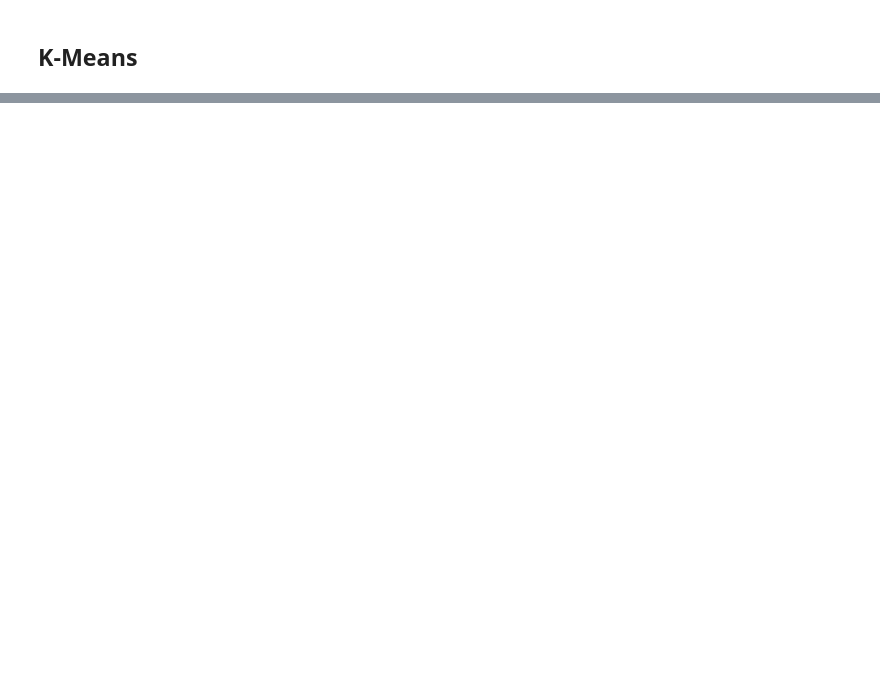
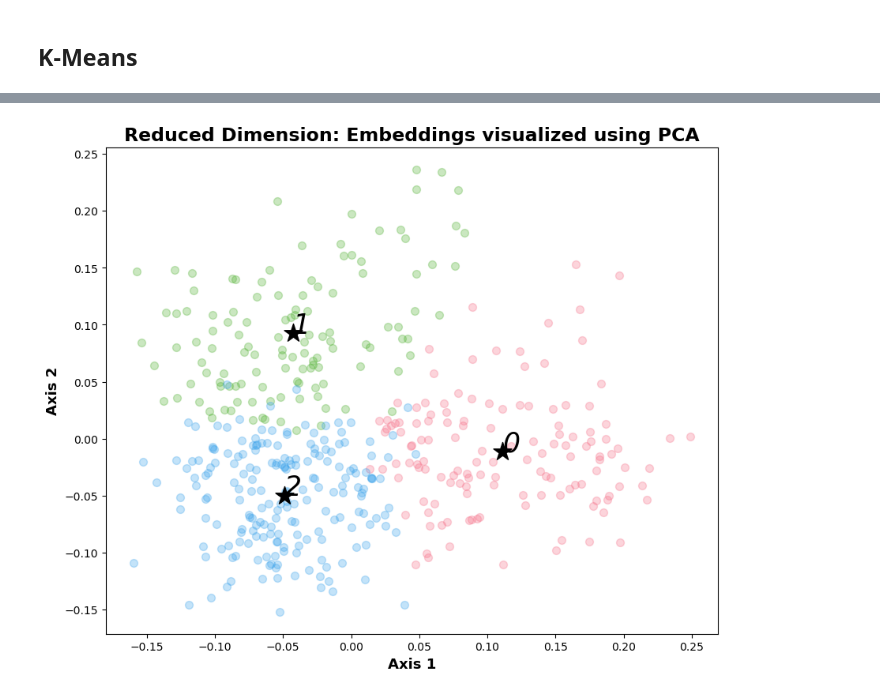
Before and after one commit to ZejiaYang/Abstract_clustering, a Jupyter notebook: notebook/embed.ipynb, the cells around one changed output, grey strips where cells are left out. Drawn from its saved outputs; the diff is of its cells as text; code cells hidden in the pictures; blank space fills up the shorter version.

```diff
--- a/notebook/embed.ipynb
+++ b/notebook/embed.ipynb
@@ -158,3 +186,33 @@ combine[f'{num_cluster}_Cluster']=y
+# %%
+from sklearn.decomposition import PCA
+
+plt.rcParams['figure.figsize'] = (10, 8)
+
+pca = PCA(n_components=2)
+vis_dims2 = pca.fit_transform(matrix)
+
+x = [x for x,y in vis_dims2]
+y = [y for x,y in vis_dims2]
+
+#palette = sns.color_palette("inferno", num_cluster).as_hex()
+palette = sns.color_palette("husl", num_cluster).as_hex()
+
+for category, color in enumerate(palette):
+    xs = np.array(x)[combine[f'{num_cluster}_Cluster']==category]
+    ys = np.array(y)[combine[f'{num_cluster}_Cluster']==category]
+    plt.scatter(xs, ys, color=color, alpha=0.3, s=50)
+
+    avg_x = xs.mean()
+    avg_y = ys.mean()
+
+    plt.scatter(avg_x, avg_y, marker='*', color='black', s=300)
+    plt.text(avg_x, avg_y, category, color='black', fontsize=25, fontstyle="italic")
+plt.title("Reduced Dimension: Embeddings visualized using PCA", size=17, fontweight="bold")
+plt.xlabel('Axis 1',size=13, fontweight="bold")
+plt.ylabel('Axis 2',size=13, fontweight="bold")
+plt.savefig(f"{num_cluster} with PCA")
+# %% [output]
+[figure, added]
 # %%
 combine
 # %% [output]
```
Also changed, not shown: parts of 29 cells of this notebook, 13 other files.
